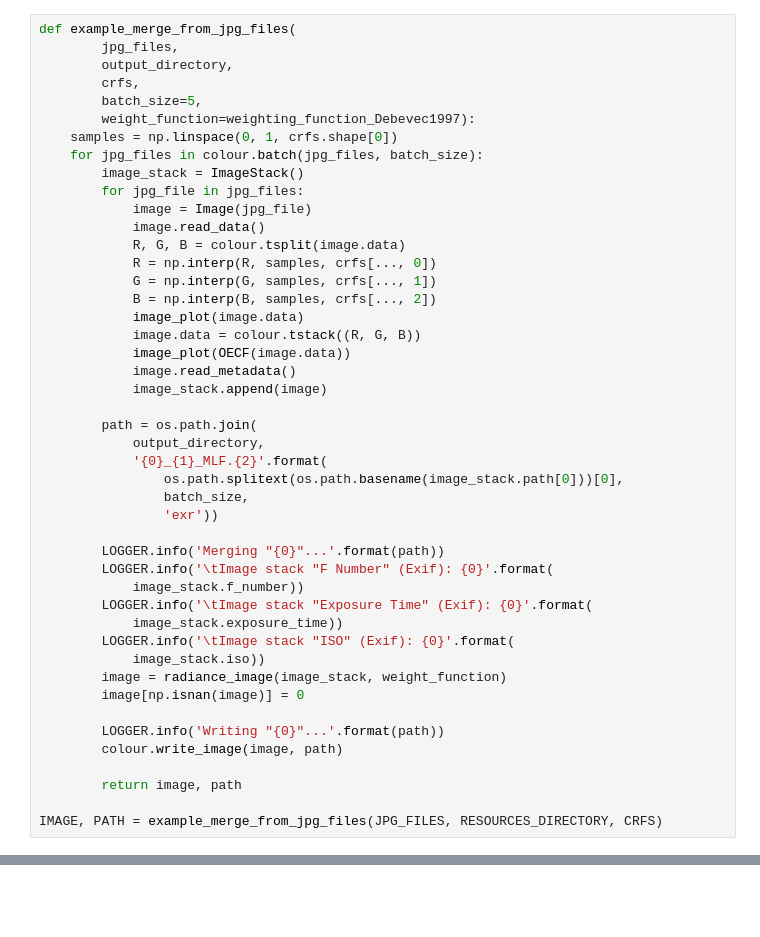
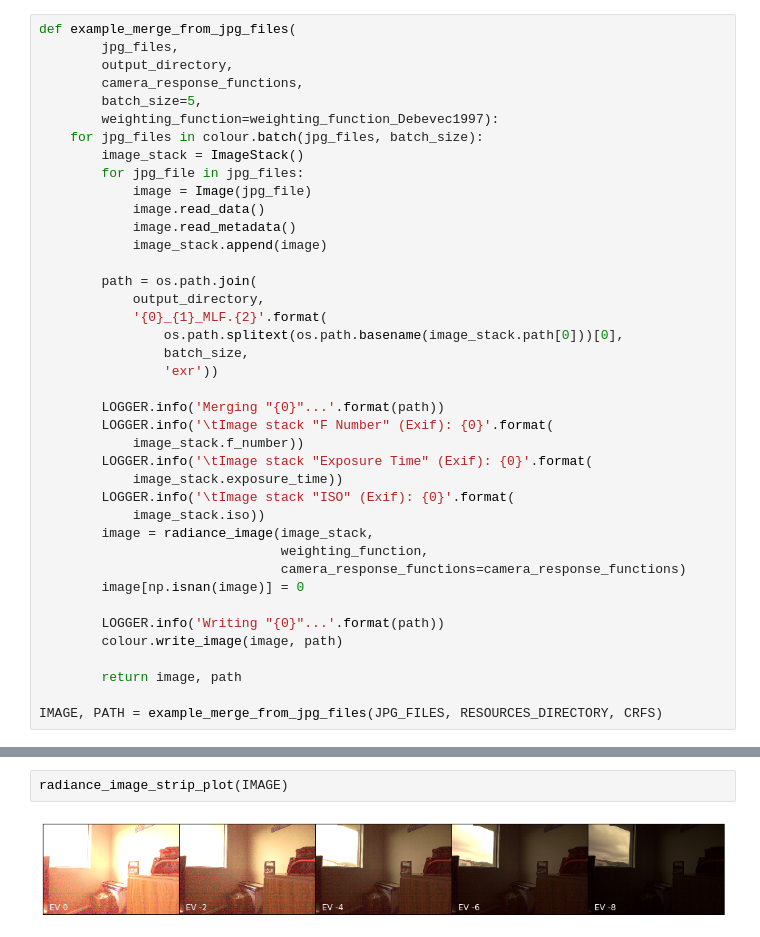
Before and after one commit to colour-science/colour-hdri, a Jupyter notebook: colour_hdri/examples/examples_merge_from_jpg_files.ipynb, the cells around one changed output, grey strips where cells are left out. Saved outputs shown, nothing was run; the diff lists cells and outputs as text; blank space fills up the shorter version.

```diff
--- a/colour_hdri/examples/examples_merge_from_jpg_files.ipynb
+++ b/colour_hdri/examples/examples_merge_from_jpg_files.ipynb
@@ -55,22 +55,14 @@ INFO:colour_hdri.exif:Reading '/Users/kelsolaar/Documents/Development/colour-sci
 def example_merge_from_jpg_files(
         jpg_files,
         output_directory,
-        crfs,
+        camera_response_functions,
         batch_size=5,
-        weight_function=weighting_function_Debevec1997):
-    samples = np.linspace(0, 1, crfs.shape[0])
+        weighting_function=weighting_function_Debevec1997):
     for jpg_files in colour.batch(jpg_files, batch_size):
         image_stack = ImageStack()
         for jpg_file in jpg_files:
             image = Image(jpg_file)
             image.read_data()
-            R, G, B = colour.tsplit(image.data)
-            R = np.interp(R, samples, crfs[..., 0])
-            G = np.interp(G, samples, crfs[..., 1])
-            B = np.interp(B, samples, crfs[..., 2])
-            image_plot(image.data)
-            image.data = colour.tstack((R, G, B))
-            image_plot(OECF(image.data))
             image.read_metadata()
             image_stack.append(image)
 
@@ -88,7 +80,9 @@ def example_merge_from_jpg_files(
             image_stack.exposure_time))
         LOGGER.info('\tImage stack "ISO" (Exif): {0}'.format(
             image_stack.iso))
-        image = radiance_image(image_stack, weight_function)
+        image = radiance_image(image_stack,
+                               weighting_function,
+                               camera_response_functions=camera_response_functions)
         image[np.isnan(image)] = 0
 
         LOGGER.info('Writing "{0}"...'.format(path))
@@ -120,0 +112,4 @@ INFO:root:Writing "/Users/kelsolaar/Documents/Development/colour-science/colour-
+# %%
+radiance_image_strip_plot(IMAGE)
+# %% [output]
+[figure, added]
```
Also changed, not shown: parts of 3 cells of this notebook, 4 other files.
